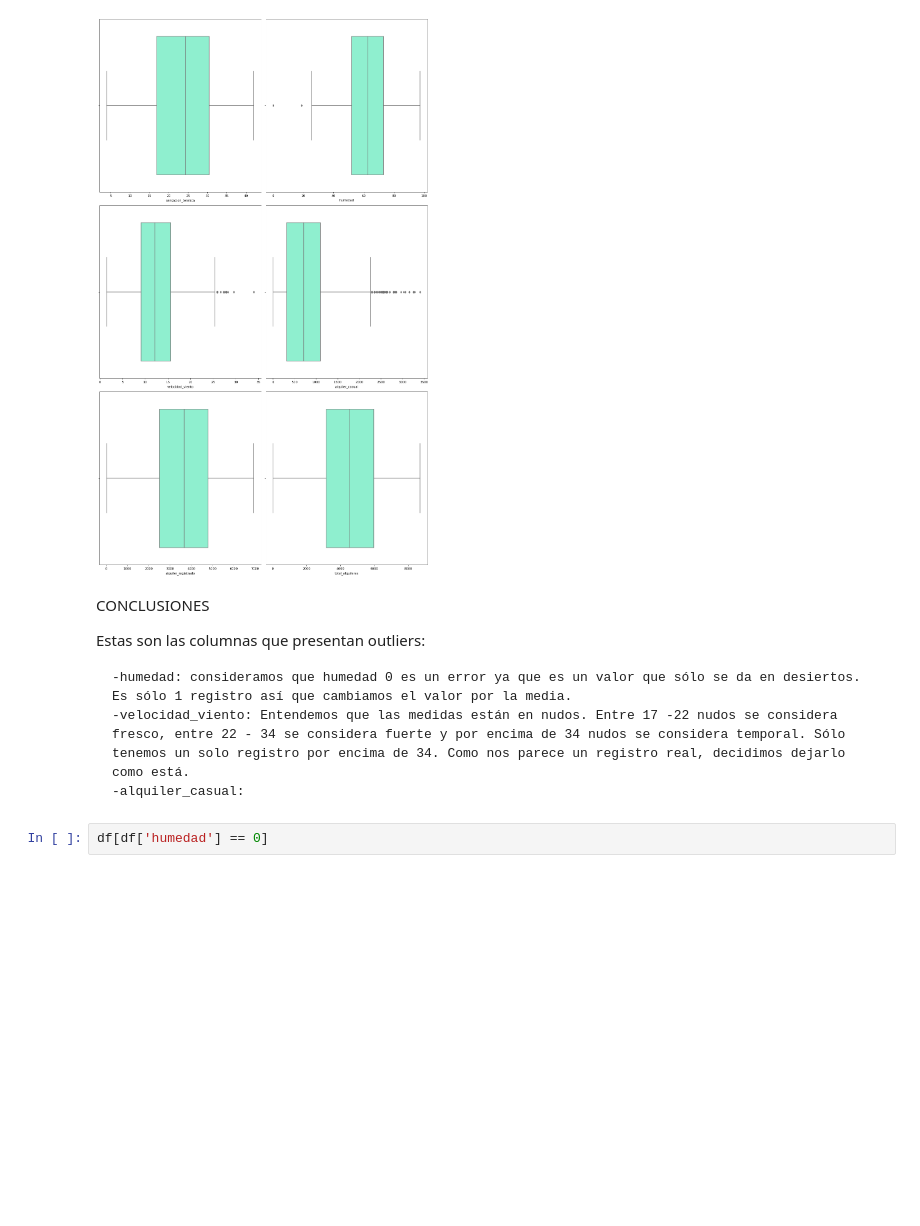
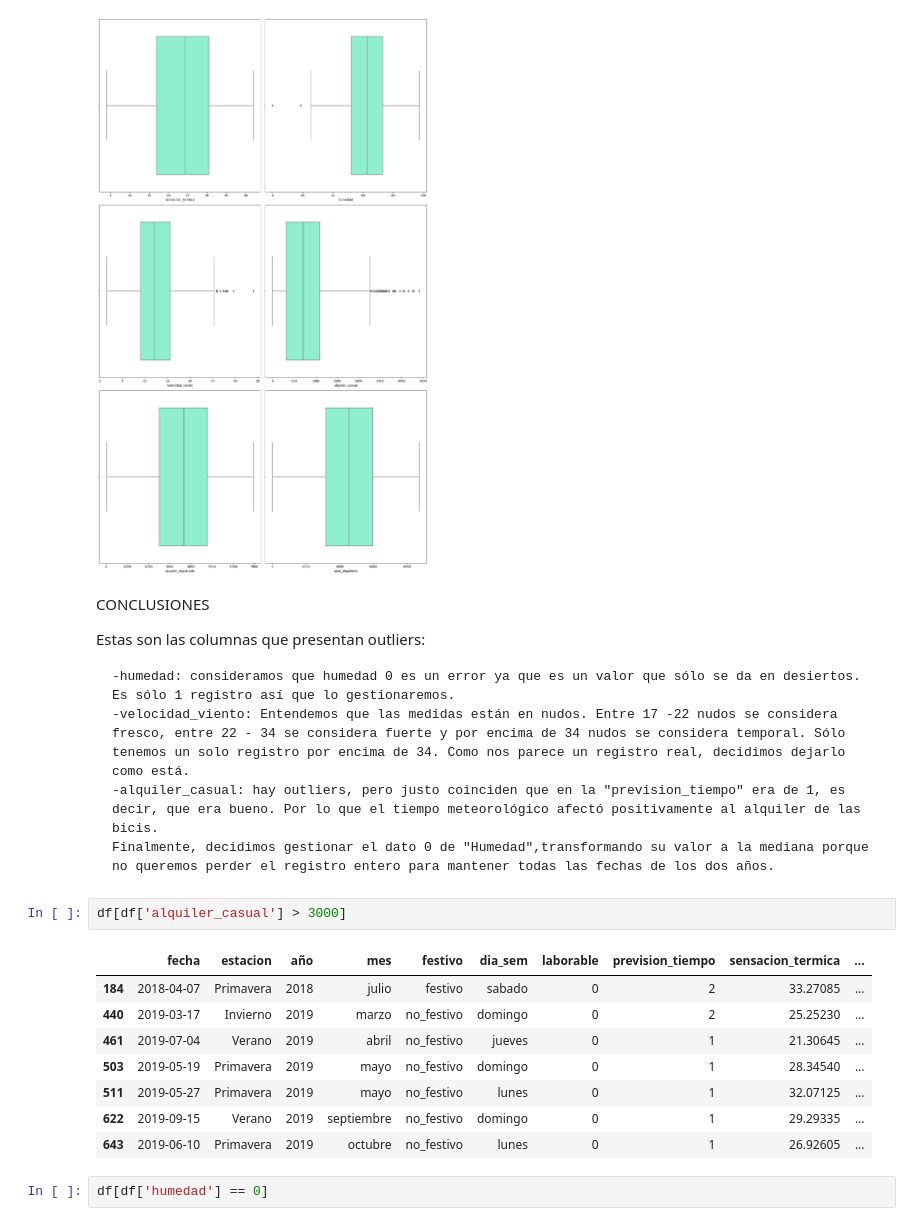
Before and after one commit to LourdesBoj/promoE-modulo3-proyecto-equipo3-Andrea-Catalina-Lourdes-AnaLopez, a Jupyter notebook: OUTLIERS.ipynb, the cells around one changed output. Drawn from its saved outputs; the diff is of its cells as text; blank space fills up the shorter version.

```diff
--- a/OUTLIERS.ipynb
+++ b/OUTLIERS.ipynb
@@ -56,9 +54,21 @@ CONCLUSIONES
 
 Estas son las columnas que presentan outliers:
 
-    -humedad: consideramos que humedad 0 es un error ya que es un valor que sólo se da en desiertos. Es sólo 1 registro así que cambiamos el valor por la media.
+    -humedad: consideramos que humedad 0 es un error ya que es un valor que sólo se da en desiertos. Es sólo 1 registro así que lo gestionaremos.
     -velocidad_viento: Entendemos que las medidas están en nudos. Entre 17 -22 nudos se considera fresco, entre 22 - 34 se considera fuerte y por encima de 34 nudos se considera temporal. Sólo tenemos un solo registro por encima de 34. Como nos parece un registro real, decidimos dejarlo como está.
-    -alquiler_casual:
+    -alquiler_casual: hay outliers, pero justo coinciden que en la "prevision_tiempo" era de 1, es decir, que era bueno. Por lo que el tiempo meteorológico afectó positivamente al alquiler de las bicis.
+    Finalmente, decidimos gestionar el dato 0 de "Humedad",transformando su valor a la mediana porque no queremos perder el registro entero para mantener todas las fechas de los dos años.
+# %%
+df[df['alquiler_casual'] > 3000]
+# %% [output]
+|  | fecha | estacion | año | mes | festivo | dia_sem | laborable | prevision_tiempo | sensacion_termica | ... |
+| 184 | 2018-04-07 | Primavera | 2018 | julio | festivo | sabado | 0 | 2 | 33.27085 | ... |
+| 440 | 2019-03-17 | Invierno | 2019 | marzo | no_festivo | domingo | 0 | 2 | 25.25230 | ... |
+| 461 | 2019-07-04 | Verano | 2019 | abril | no_festivo | jueves | 0 | 1 | 21.30645 | ... |
+| 503 | 2019-05-19 | Primavera | 2019 | mayo | no_festivo | domingo | 0 | 1 | 28.34540 | ... |
+| 511 | 2019-05-27 | Primavera | 2019 | mayo | no_festivo | lunes | 0 | 1 | 32.07125 | ... |
+| 622 | 2019-09-15 | Verano | 2019 | septiembre | no_festivo | domingo | 0 | 1 | 29.29335 | ... |
+| 643 | 2019-06-10 | Primavera | 2019 | octubre | no_festivo | lunes | 0 | 1 | 26.92605 | ... |
 # %%
 df[df['humedad'] == 0]
 # %% [output]
```
Also changed, not shown: parts of 10 cells of this notebook, 8 other files.
